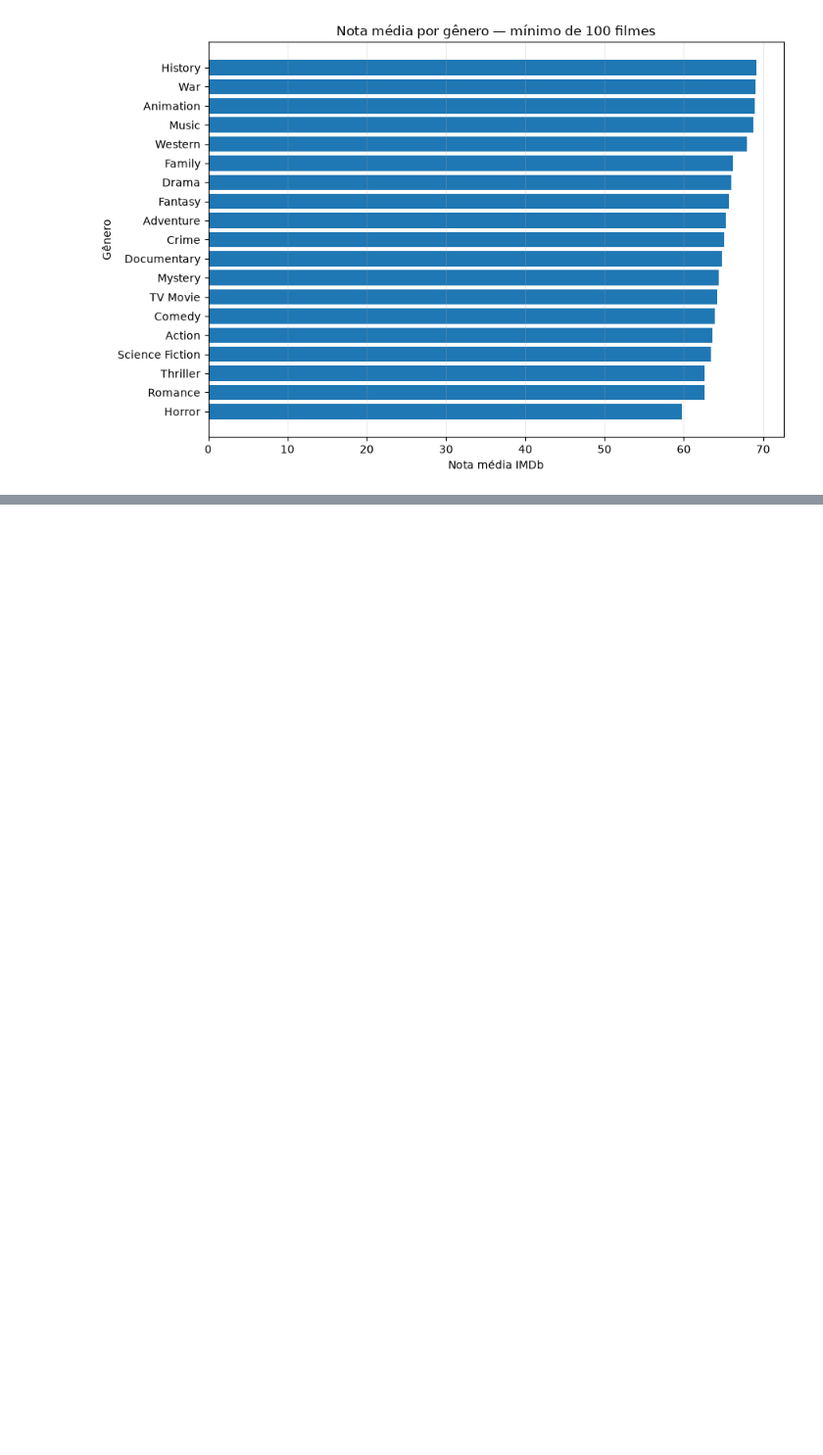
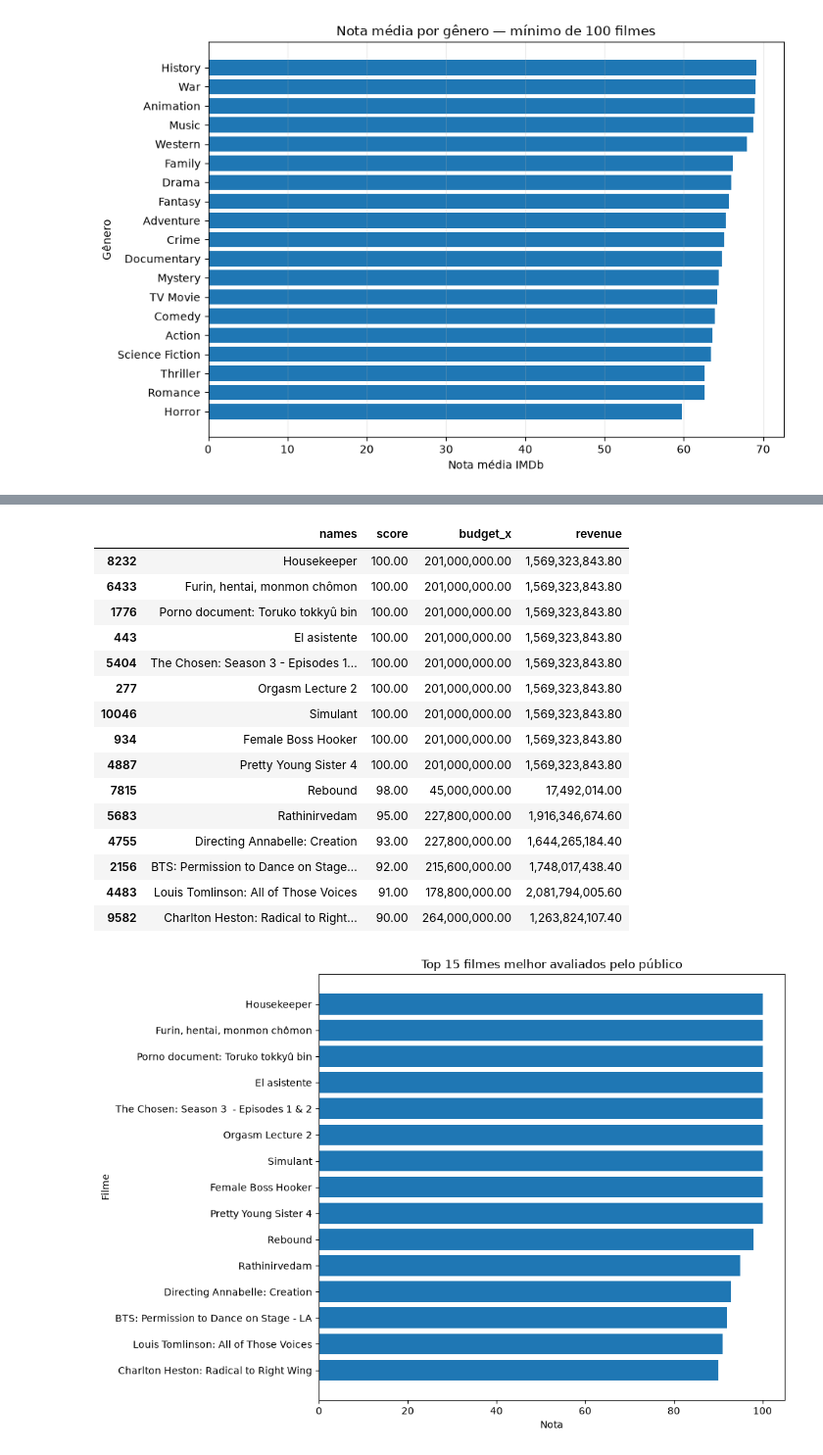
Before and after one commit to engcriscunha/Analise_de_dados_filmes, a Jupyter notebook: src/analise.ipynb, the cells around one changed output, grey strips where cells are left out. Shown at 98% size. Saved outputs shown, nothing was run; the diff lists cells and outputs as text; code cells hidden in the pictures; blank space fills up the shorter version.

```diff
--- a/src/analise.ipynb
+++ b/src/analise.ipynb
@@ -190,0 +289,13 @@ plt.show()
+# %%
+
+# Inspeção de alguns registros da coluna crew
+display(df[["names", "crew"]].head(10))
+
+# Quantidade média de itens listados em crew
+df["crew_qtd_itens"] = (
+    df["crew"]
+    .fillna("")
+    .apply(lambda x: len([item for item in x.split(",") if item.strip()]))
+)
+
+display(df["crew_qtd_itens"].describe())
@@ -190,0 +431,46 @@ plt.show()
+# %%
+# Top 15 filmes melhor avaliados pelo público
+top_avaliados = (
+    df[["names", "score", "budget_x", "revenue"]]
+    .dropna(subset=["score"])
+    .sort_values("score", ascending=False)
+    .head(15)
+)
+
+display(top_avaliados)
+
+# Gráfico
+plt.figure(figsize=(10, 7))
+
+plt.barh(
+    top_avaliados["names"],
+    top_avaliados["score"]
+)
+
+plt.xlabel("Nota")
+plt.ylabel("Filme")
+plt.title("Top 15 filmes melhor avaliados pelo público")
+
+# Coloca o filme com maior nota no topo
+plt.gca().invert_yaxis()
+
+plt.tight_layout()
+plt.show()
+# %% [output]
+|  | names | score | budget_x | revenue |
+| 8232 | Housekeeper | 100.00 | 201,000,000.00 | 1,569,323,843.80 |
+| 6433 | Furin, hentai, monmon chômon | 100.00 | 201,000,000.00 | 1,569,323,843.80 |
+| 1776 | Porno document: Toruko tokkyû bin | 100.00 | 201,000,000.00 | 1,569,323,843.80 |
+| 443 | El asistente | 100.00 | 201,000,000.00 | 1,569,323,843.80 |
+| 5404 | The Chosen: Season 3 - Episodes 1... | 100.00 | 201,000,000.00 | 1,569,323,843.80 |
+| 277 | Orgasm Lecture 2 | 100.00 | 201,000,000.00 | 1,569,323,843.80 |
+| 10046 | Simulant | 100.00 | 201,000,000.00 | 1,569,323,843.80 |
+| 934 | Female Boss Hooker | 100.00 | 201,000,000.00 | 1,569,323,843.80 |
+| 4887 | Pretty Young Sister 4 | 100.00 | 201,000,000.00 | 1,569,323,843.80 |
+| 7815 | Rebound | 98.00 | 45,000,000.00 | 17,492,014.00 |
+| 5683 | Rathinirvedam | 95.00 | 227,800,000.00 | 1,916,346,674.60 |
+| 4755 | Directing Annabelle: Creation | 93.00 | 227,800,000.00 | 1,644,265,184.40 |
+| 2156 | BTS: Permission to Dance on Stage... | 92.00 | 215,600,000.00 | 1,748,017,438.40 |
+| 4483 | Louis Tomlinson: All of Those Voices | 91.00 | 178,800,000.00 | 2,081,794,005.60 |
+| 9582 | Charlton Heston: Radical to Right... | 90.00 | 264,000,000.00 | 1,263,824,107.40 |
+[figure, added]
```
Also changed, not shown: parts of 31 cells of this notebook.
